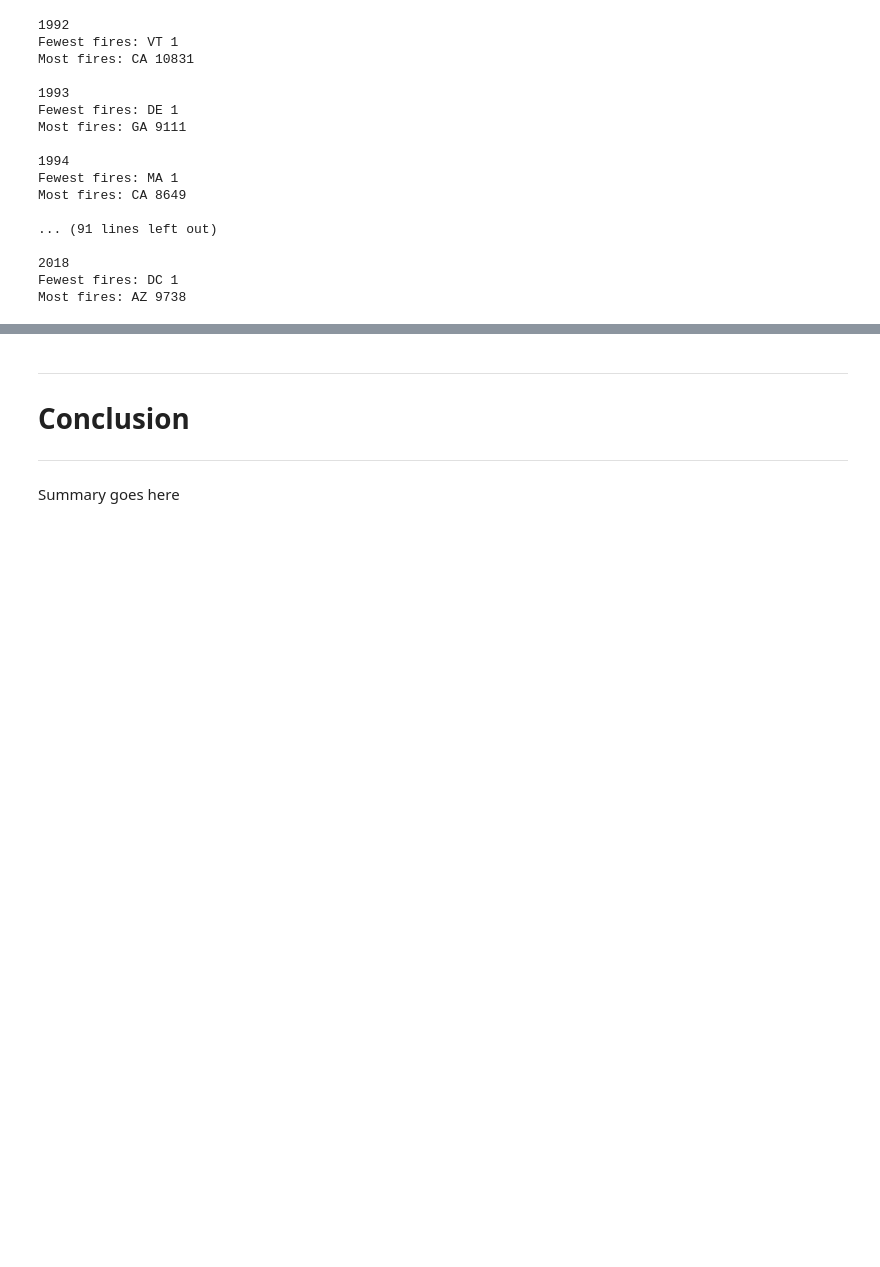
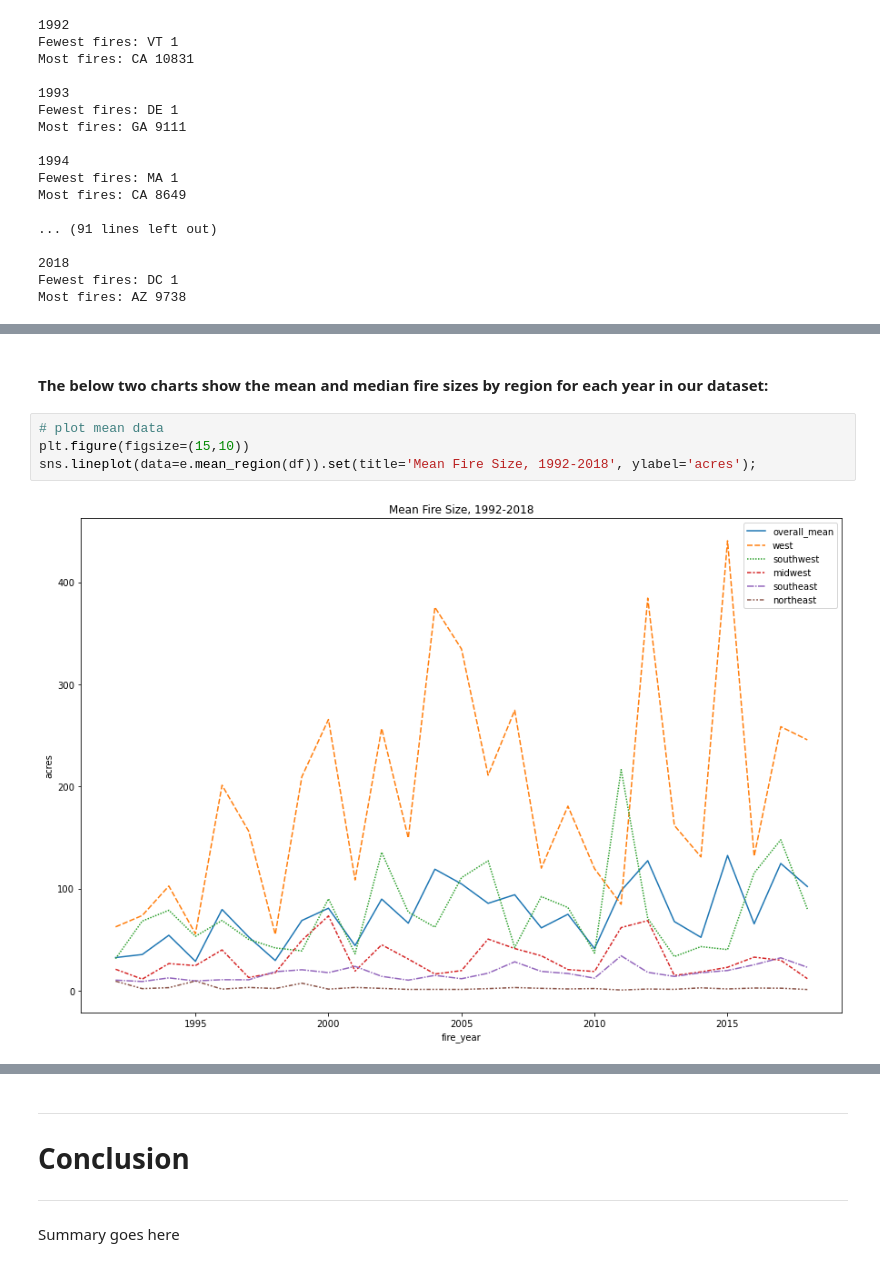
Before and after one commit to Dames-Researching-Flames/Sound-the-Alarm, a Jupyter notebook: Final_Report.ipynb, the cells around one changed output, grey strips where cells are left out. Cells and saved outputs as stored; diff of their text form; blank space fills up the shorter version.

```diff
--- a/Final_Report.ipynb
+++ b/Final_Report.ipynb
@@ -527,0 +563,8 @@ Most fires: AZ 9738
+# %% [markdown]
+#### The below two charts show the mean and median fire sizes by region for each year in our dataset:
+# %%
+# plot mean data
+plt.figure(figsize=(15,10))
+sns.lineplot(data=e.mean_region(df)).set(title='Mean Fire Size, 1992-2018', ylabel='acres');
+# %% [output]
+[figure, added]
```
Also changed, not shown: parts of 12 cells of this notebook, 4 other files.
